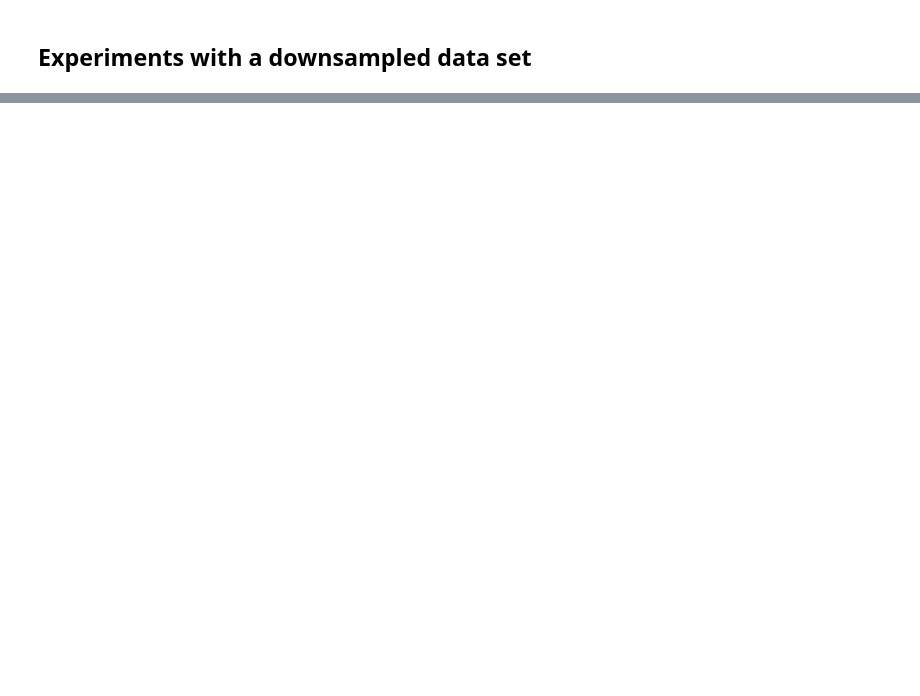
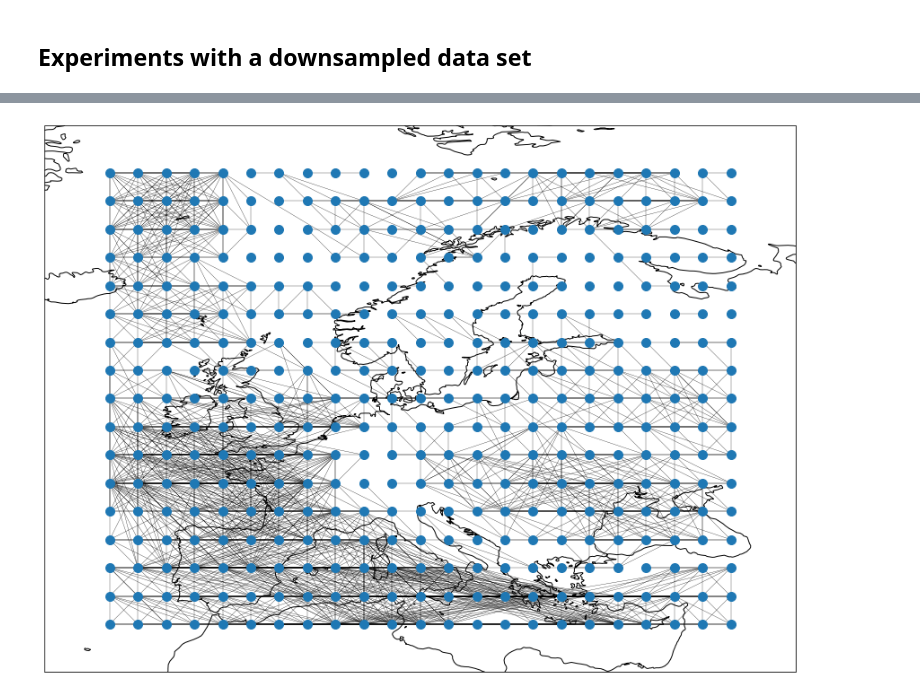
Before and after one commit to JohannesSchulz97/ML-in-climate-science-project, a Jupyter notebook: community_detection/community_detection.ipynb, the cells around one changed output, grey strips where cells are left out. Cells and saved outputs as stored; diff of their text form; code cells hidden in the pictures; blank space fills up the shorter version.

```diff
--- a/community_detection/community_detection.ipynb
+++ b/community_detection/community_detection.ipynb
@@ -65,0 +78,18 @@ plt.show()
+# %%
+import cartopy.crs as ccrs
+import matplotlib.pyplot as plt
+
+ax = plt.axes(projection=ccrs.PlateCarree())
+ax.coastlines()
+
+
+pos=nx.get_node_attributes(graph,'pos')
+# pos[(0, 0)] = (0.5, 0)
+nx.draw_networkx_nodes(graph, pos=pos,node_size=100)
+nx.draw_networkx_edges(graph, pos=pos,width=0.3)
+
+# print(pos)
+
+plt.show()
+# %% [output]
+[figure, added]
```
Also changed, not shown: parts of 5 cells of this notebook.
